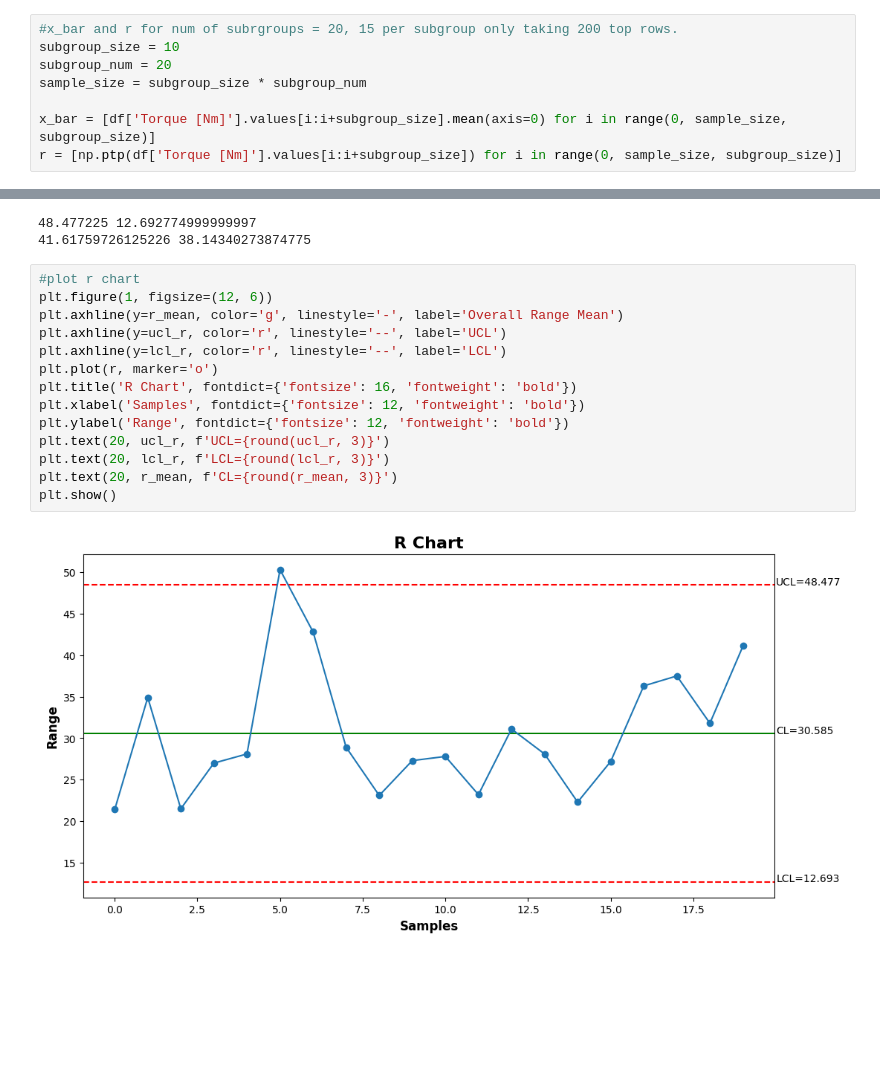
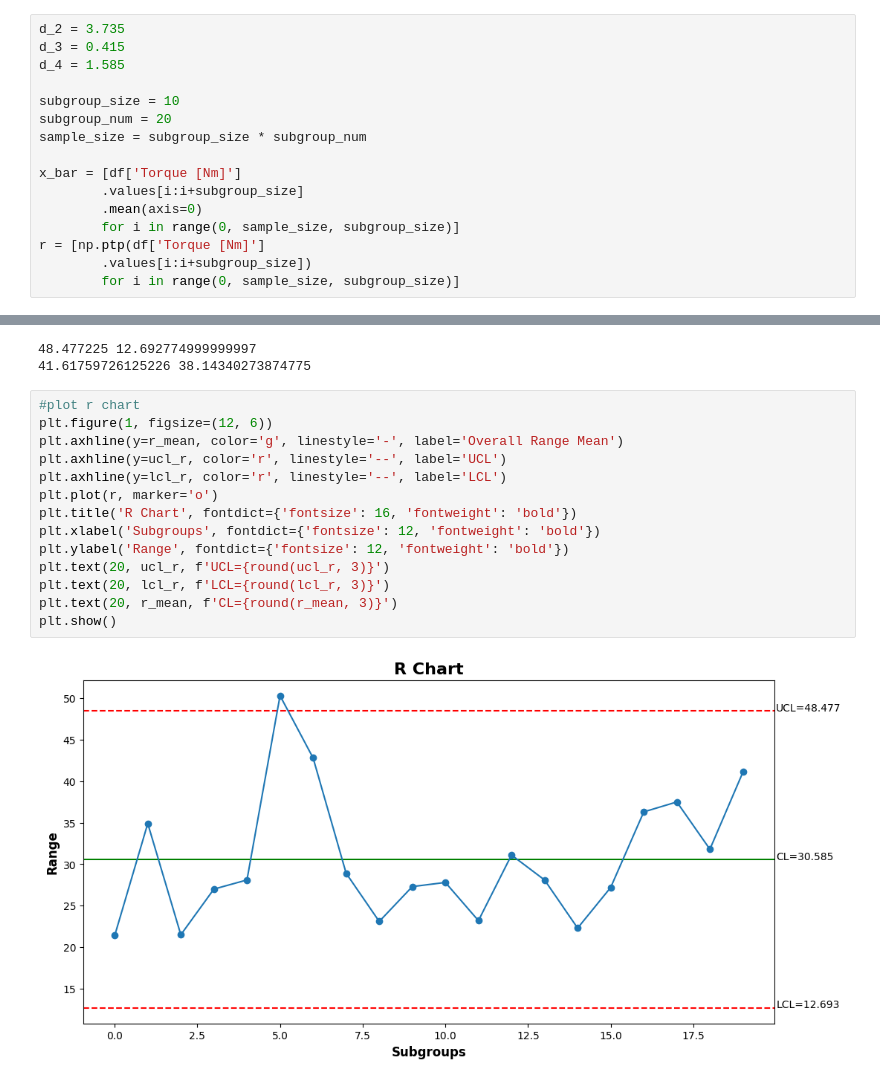
Before and after one commit to kuldud1/Simple-SPC-Analysis, a Jupyter notebook: funnynotebook.ipynb, the cells around one changed output, grey strips where cells are left out. Cells and saved outputs as stored; diff of their text form; blank space fills up the shorter version.

```diff
--- a/funnynotebook.ipynb
+++ b/funnynotebook.ipynb
@@ -50,8 +42,16 @@ max        1.000000      1.000000      1.000000      1.000000      1.00000
 # %%
-#x_bar and r for num of subrgroups = 20, 15 per subgroup only taking 200 top rows.
+d_2 = 3.735
+d_3 = 0.415
+d_4 = 1.585
+
 subgroup_size = 10
 subgroup_num = 20
 sample_size = subgroup_size * subgroup_num
 
-x_bar = [df['Torque [Nm]'].values[i:i+subgroup_size].mean(axis=0) for i in range(0, sample_size, subgroup_size)]
-r = [np.ptp(df['Torque [Nm]'].values[i:i+subgroup_size]) for i in range(0, sample_size, subgroup_size)]
+x_bar = [df['Torque [Nm]']
+        .values[i:i+subgroup_size]
+        .mean(axis=0)
+        for i in range(0, sample_size, subgroup_size)]
+r = [np.ptp(df['Torque [Nm]']
+        .values[i:i+subgroup_size])
+        for i in range(0, sample_size, subgroup_size)]
@@ -79,19 +73,19 @@ print(ucl_x_bar, lcl_x_bar)
 # %%
 #plot r chart
 plt.figure(1, figsize=(12, 6))
 plt.axhline(y=r_mean, color='g', linestyle='-', label='Overall Range Mean')
 plt.axhline(y=ucl_r, color='r', linestyle='--', label='UCL')
 plt.axhline(y=lcl_r, color='r', linestyle='--', label='LCL')
 plt.plot(r, marker='o')
 plt.title('R Chart', fontdict={'fontsize': 16, 'fontweight': 'bold'})
-plt.xlabel('Samples', fontdict={'fontsize': 12, 'fontweight': 'bold'})
+plt.xlabel('Subgroups', fontdict={'fontsize': 12, 'fontweight': 'bold'})
 plt.ylabel('Range', fontdict={'fontsize': 12, 'fontweight': 'bold'})
 plt.text(20, ucl_r, f'UCL={round(ucl_r, 3)}')
 plt.text(20, lcl_r, f'LCL={round(lcl_r, 3)}')
 plt.text(20, r_mean, f'CL={round(r_mean, 3)}')
 plt.show()
 # %% [output]
-[figure, old version]
+[figure, new version]
 # %%
 #x_mean chart
 plt.figure(2, figsize=(12, 6))
```
Also changed, not shown: parts of 7 cells of this notebook, 1 other file.
